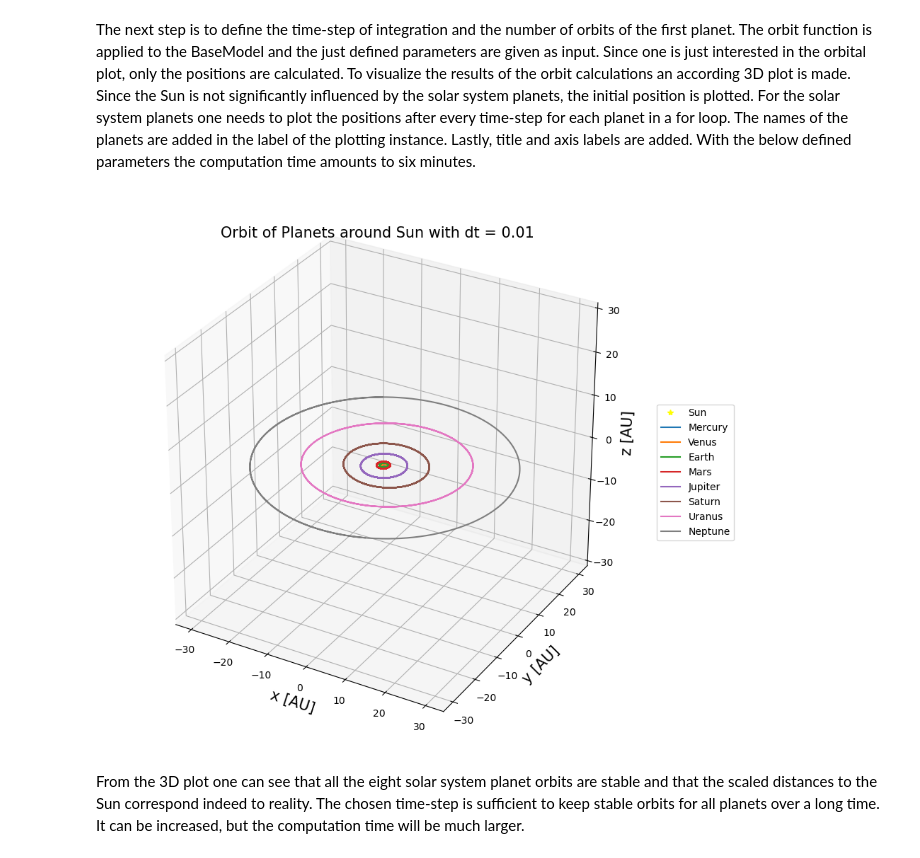
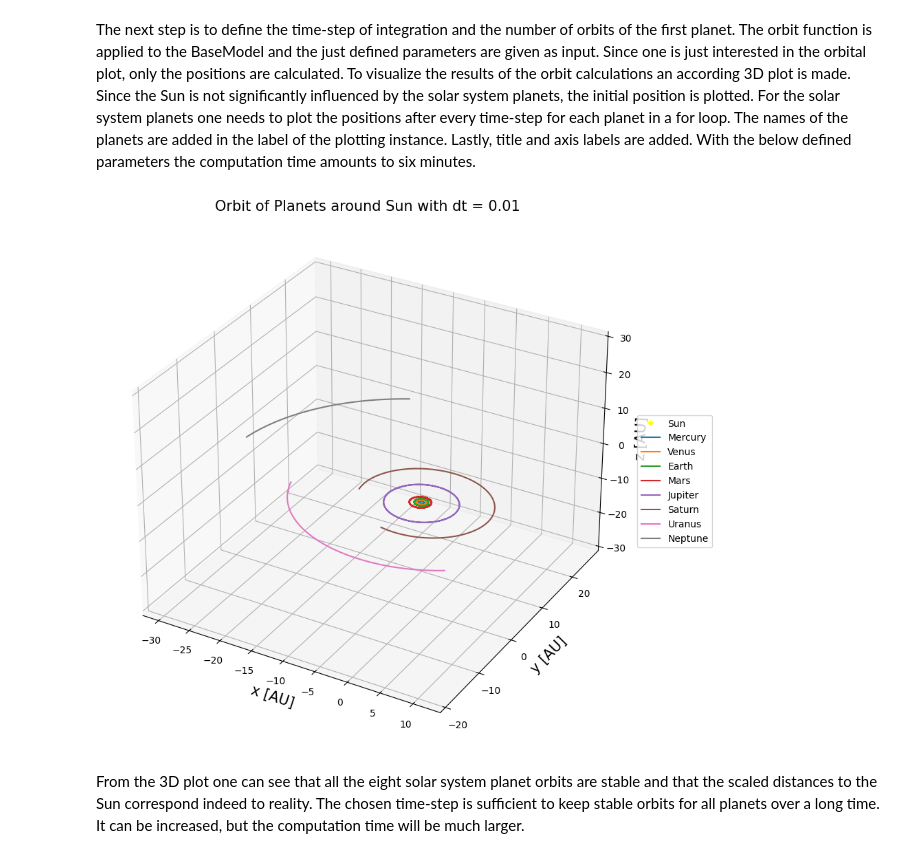
Before and after one commit to Lukas-Orion/NOrbit, a Jupyter notebook: NOrbit example.ipynb, the cells around one changed output. Drawn from its saved outputs; the diff is of its cells as text; code cells hidden in the pictures.

```diff
--- a/NOrbit example.ipynb
+++ b/NOrbit example.ipynb
@@ -28,29 +28,29 @@ solar_system = NOrbit(object_elements = planets_solar_system, m_primary = m_sun)
 The next step is to define the time-step of integration and the number of orbits of the first planet. The orbit function is applied to the BaseModel and the just defined parameters are given as input. Since one is just interested in the orbital plot, only the positions are calculated. To visualize the results of the orbit calculations an according 3D plot is made. Since the Sun is not significantly influenced by the solar system planets, the initial position is plotted. For the solar system planets one needs to plot the positions after every time-step for each planet in a for loop. The names of the planets are added in the label of the plotting instance. Lastly, title and axis labels are added. With the below defined parameters the computation time amounts to six minutes.
 # %%
 dt = 1/100 # time-step of integration
-n_orbits = 1000 # number of orbits of first planet (Merkury) around Sun
+n_orbits = 100 # number of orbits of first planet (Merkury) around Sun
 
 solar_system_positions = solar_system.orbit(dt = dt, n_orbits = n_orbits)[0] # orbital position calculations for planets and Sun
 
 fig = plt.figure(figsize = (10, 10))
 ax = plt.axes(projection = "3d")
 
 # position of Sun
 ax.plot3D(solar_system_positions[:, 0, 0], solar_system_positions[:, 0, 1], solar_system_positions[:, 0, 2], "*", color = "yellow", label = "Sun")
 
 for i in range(len(planets_solar_system)):
     # orbital position evolution of planets
     ax.plot3D(solar_system_positions[:, i + 1, 0], solar_system_positions[:, i + 1, 1], solar_system_positions[:, i + 1, 2], label = f"{ss_names[i]}")
 
 ax.set_title(f"Orbit of Planets around Sun with dt = {dt}", fontsize = 15)
 ax.set_xlabel("x [AU]", fontsize = 15)
 ax.set_ylabel("y [AU]", fontsize = 15)
 ax.set_zlabel("z [AU]", fontsize = 15)
 ax.set_zlim3d(-30, 30) # z-axis scaled
 ax.legend(loc = "center left", bbox_to_anchor = (1, 0.5))
 plt.show()
 # %% [output]
-[figure, old version]
+[figure, new version]
 # %% [markdown]
 From the 3D plot one can see that all the eight solar system planet orbits are stable and that the scaled distances to the Sun correspond indeed to reality. The chosen time-step is sufficient to keep stable orbits for all planets over a long time. It can be increased, but the computation time will be much larger.
 # %% [markdown]
```
Also changed, not shown: parts of 1 cell of this notebook, 21 other files.
